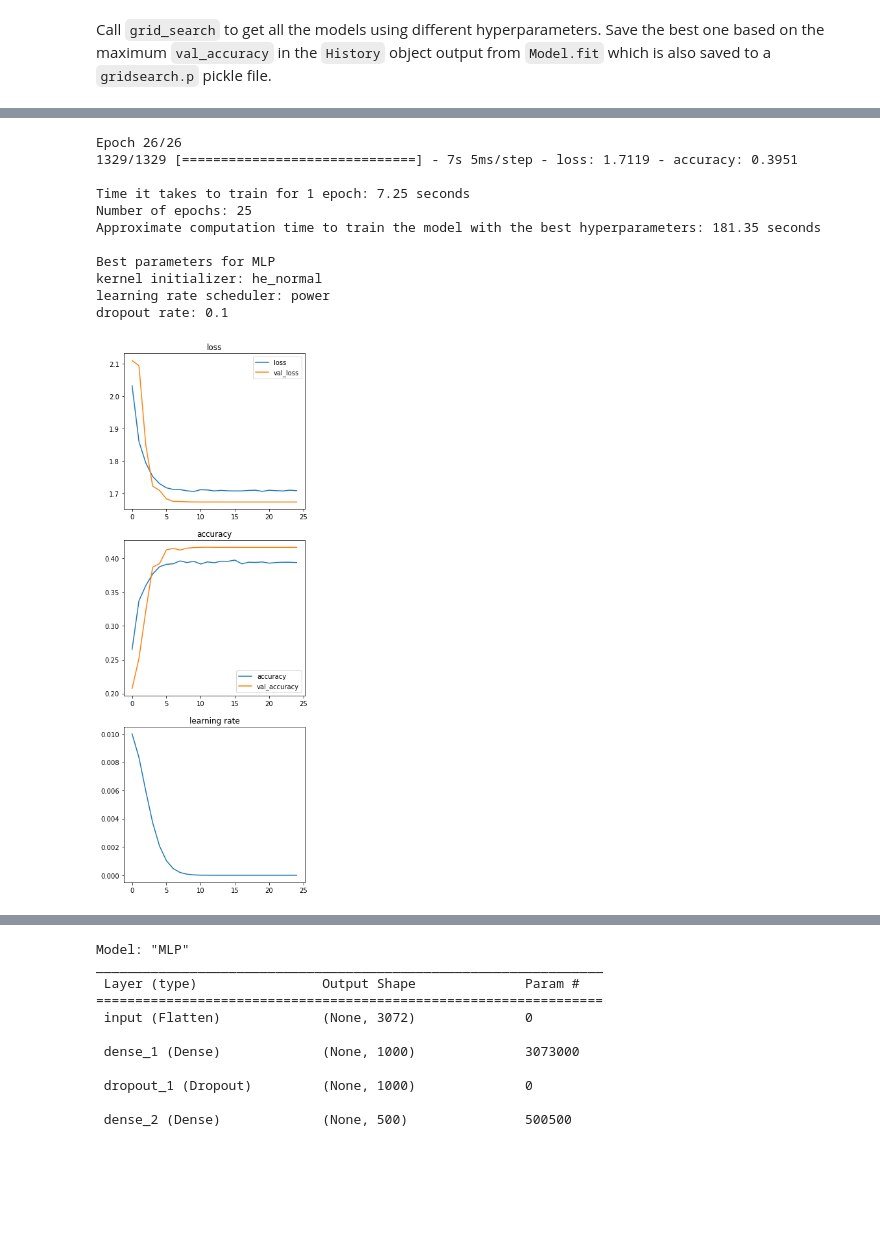
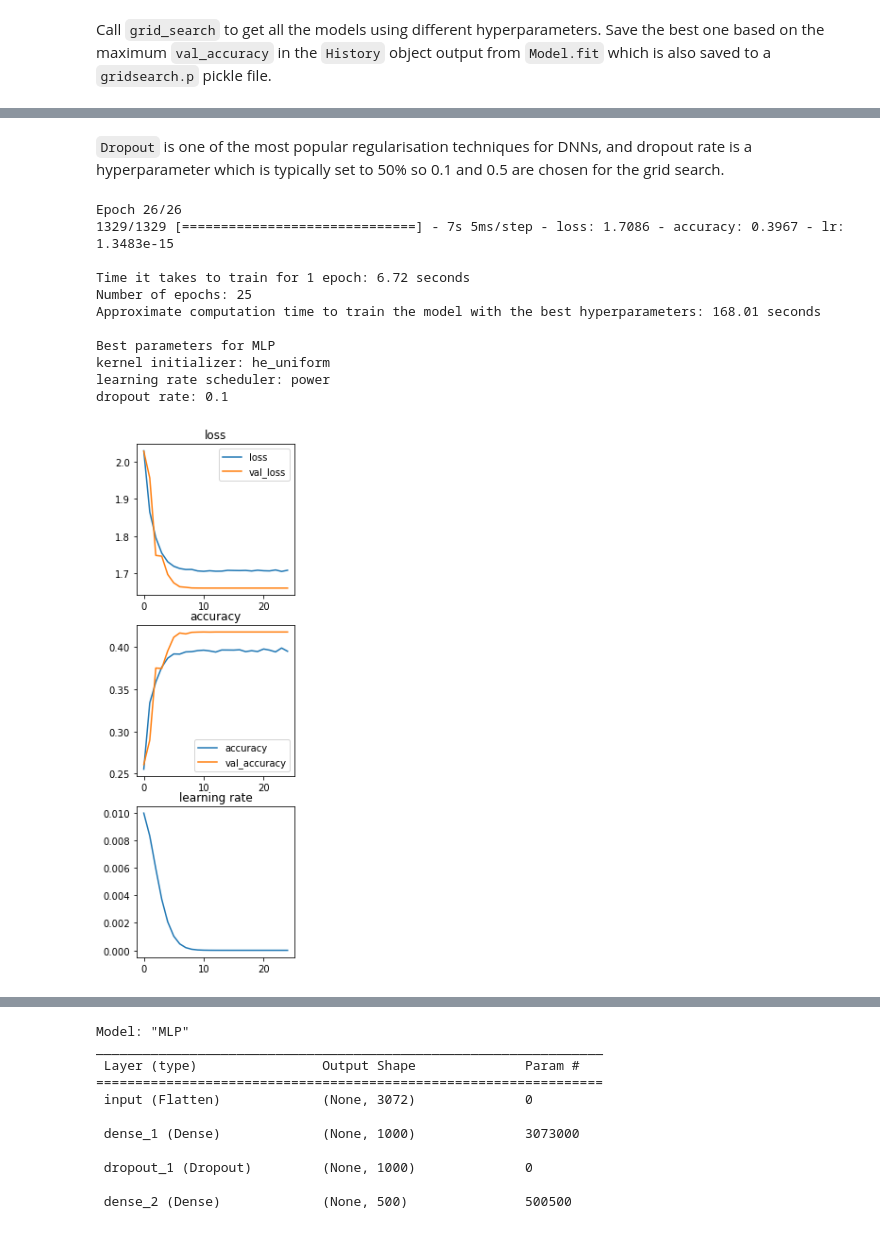
Before and after one commit to Kaiqi-Liang/CITS5508-Labs, a Jupyter notebook: labs/lab05/Liang_Kaiqi-lab05.ipynb, the cells around one changed output, grey strips where cells are left out. Saved outputs shown, nothing was run; the diff lists cells and outputs as text; code cells hidden in the pictures; blank space fills up the shorter version.

```diff
--- a/labs/lab05/Liang_Kaiqi-lab05.ipynb
+++ b/labs/lab05/Liang_Kaiqi-lab05.ipynb
@@ -138,40 +163,41 @@ Load the saved model and time it for training 1 epoch by setting `initial_epoch`
 Estimate the overall computation time by multiplying the time it takes to train 1 epoch by the number of epochs.
 # %%
 import time
-import pandas as pd
-def load_best_model(model_name: str):
+def load_best_model(model_name: str, learning_rate_scheduler: LearningRateScheduler = scheduler):
 	folder = f'{NAME}-{model_name}'
 	with open(f'{folder}/gridsearch.p', 'rb') as fp:
 		history = pickle.load(fp)
 		[(best_params, values)] = history.items()
+		[param1, param2, param3] = best_params.split()
+
+		if param2 == 'power':
+			learning_rate_scheduler = power
+		elif param2 == 'exponential':
+			learning_rate_scheduler = exponential
 
 		df = pd.DataFrame(values)
 		epochs = len(df)
 
 		model = models.load_model(f'{folder}')
 		start = time.time()
-		history = model.fit(X_train, y_train, initial_epoch=epochs, epochs=epochs + 1)
+		learning_rate_scheduler_cb = callbacks.LearningRateScheduler(learning_rate_scheduler)
+		model.fit(
+			X_train,
+			y_train,
+			callbacks=[learning_rate_scheduler_cb],
+			initial_epoch=epochs,
+			epochs=epochs + 1
+		)
 		end = time.time()
 
 		time_per_epoch = end - start
 		computation_time = epochs * time_per_epoch
 
-		plt.figure(figsize=(5, 15))
-		plt.subplot(311)
-		plt.title('loss')
-		df[['loss', 'val_loss']].plot(ax=plt.gca())
-
-		plt.subplot(312)
-		plt.title('accuracy')
-		df[['accuracy', 'val_accuracy']].plot(ax=plt.gca())
-
-		plt.subplot(313)
-		plt.title('learning rate')
-		df['lr'].plot(ax=plt.gca())
-
 		print(f'\nTime it takes to train for 1 epoch: {round(time_per_epoch, 2)} seconds')
 		print(f'Number of epochs: {epochs}')
 		print(f'Approximate computation time to train the model with the best hyperparameters: {round(computation_time, 2)} seconds')
 		print(f'\nBest parameters for {model_name}')
-		return model, best_params.split()
+
+		learning_curve_plot(df)
+		return model, param1, param2, param3
 # %% [markdown]
@@ -185,27 +239,29 @@ The hyperparameters picked for grid search MLP are `he_normal` and `glorot_unifo
+# %% [markdown]
+`Dropout` is one of the most popular regularisation techniques for DNNs, and dropout rate is a hyperparameter which is typically set to 50% so 0.1 and 0.5 are chosen for the grid search.
 # %%
 mlp_model: models.Sequential = None
 if path.isdir(f'{NAME}-MLP'):
-	mlp_model, (kernel_initializer, learning_rate_scheduler, dropout_rate) = load_best_model('MLP')
+	mlp_model, kernel_initializer, learning_rate_scheduler, dropout_rate = load_best_model('MLP')
 	print(f'kernel initializer: {kernel_initializer}')
 	print(f'learning rate scheduler: {learning_rate_scheduler}')
 	print(f'dropout rate: {dropout_rate}')
 else:
 	mlp_model = save_best_model(
-		['he_normal', 'glorot_uniform'],
+		['he_normal', 'he_uniform'],
 		[power, exponential],
-		[0.1, 0.3],
+		[0.1, 0.5],
 		mlp
 	)
 # %% [output]
 Epoch 26/26
-1329/1329 [==============================] - 7s 5ms/step - loss: 1.7119 - accuracy: 0.3951
+1329/1329 [==============================] - 7s 5ms/step - loss: 1.7086 - accuracy: 0.3967 - lr: 1.3483e-15
 
-Time it takes to train for 1 epoch: 7.25 seconds
+Time it takes to train for 1 epoch: 6.72 seconds
 Number of epochs: 25
-Approximate computation time to train the model with the best hyperparameters: 181.35 seconds
+Approximate computation time to train the model with the best hyperparameters: 168.01 seconds
 
 Best parameters for MLP
-kernel initializer: he_normal
+kernel initializer: he_uniform
 learning rate scheduler: power
 dropout rate: 0.1
-[figure, old version]
+[figure, new version]
```
Also changed, not shown: parts of 40 cells of this notebook.
